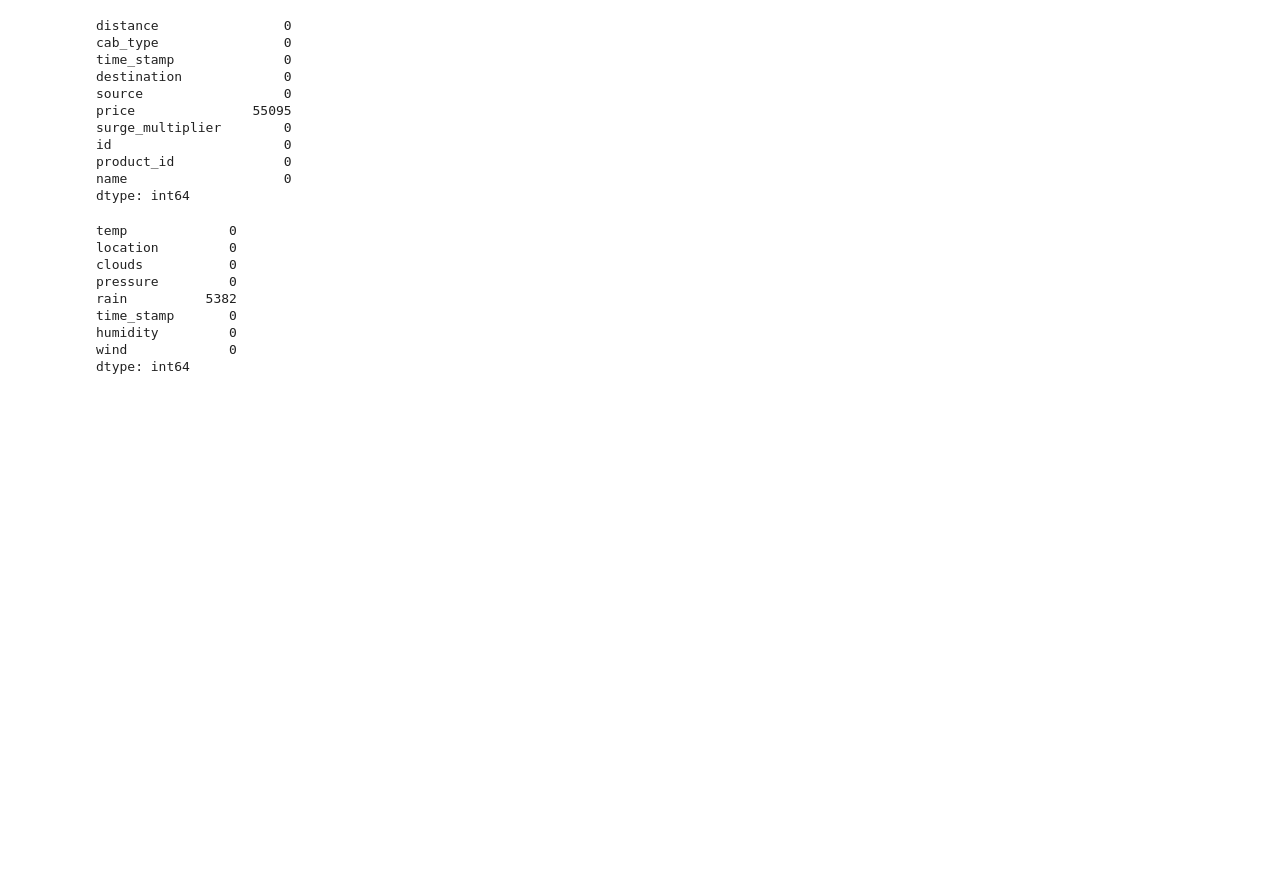
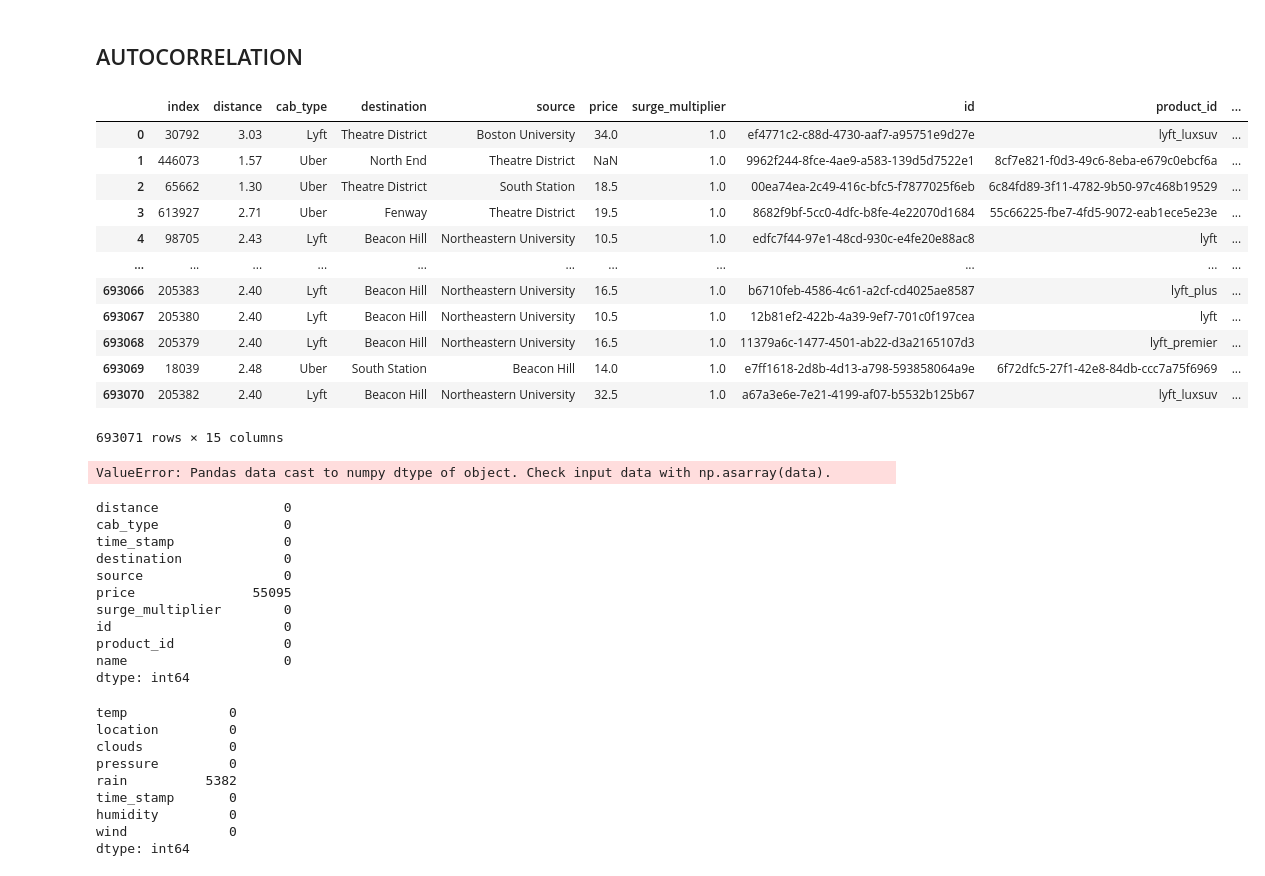
Before and after one commit to cndywu/TheYelpers, a Jupyter notebook: Final_Project_Model.ipynb, the cells around one changed output. Saved outputs shown, nothing was run; the diff lists cells and outputs as text; code cells hidden in the pictures; blank space fills up the shorter version.

Commit message:
autocorrelation progress

```diff
--- a/Final_Project_Model.ipynb
+++ b/Final_Project_Model.ipynb
@@ -22,3 +28,5 @@ def confusion_matrix_train(model,cutoff=0.5):
     plt.ylabel("Actual Values")
     plt.xlabel("Predicted Values")
     print("Classification accuracy = {:.1%}".format(accuracy))
+# %% [markdown]
+## AUTOCORRELATION
@@ -25,6 +85,50 @@ def confusion_matrix_train(model,cutoff=0.5):
 # %%
 weather = pd.read_csv('weather.csv')
 rides = pd.read_csv('cab_rides.csv')
+# %%
+rides['time'] = pd.to_datetime(rides['time_stamp'], unit = 'ms')
+rides['date_hour'] = rides['time'].dt.strftime('%Y-%m-%d:%H.%M.%S')
+weather['time'] = pd.to_datetime(weather['time_stamp'], unit = 's')
+weather['date_hour'] = weather['time'].dt.strftime('%Y-%m-%d:%H.%M.%S')
+
+rides = rides.drop('time_stamp', axis = 1)
+weather = weather.drop('time_stamp', axis = 1)
+
+rides['timestamp'] = rides.date_hour.apply(lambda x: (datetime.strptime(x,'%Y-%m-%d:%H.%M.%S')))
+
+#Find hour of each trip
+rides['hour'] = rides['timestamp'].dt.strftime('%H')
+
+#Find date of each trip
+rides['date'] = rides['timestamp'].dt.strftime('%Y-%m-%d')
+
+#Find day name of each trip
+rides['day'] = rides['timestamp'].dt.day_name()
+
+# drop redundant fields
+rides = rides.drop('timestamp', axis=1)
+# %%
+rides.sort_values(by='time', inplace = True)
+rides_new = rides.reset_index()
+rides_new
+# %% [output]
+|  | index | distance | cab_type | destination | source | price | surge_multiplier | id | product_id | ... |
+| 0 | 30792 | 3.03 | Lyft | Theatre District | Boston University | 34.0 | 1.0 | ef4771c2-c88d-4730-aaf7-a95751e9d27e | lyft_luxsuv | ... |
+| 1 | 446073 | 1.57 | Uber | North End | Theatre District | NaN | 1.0 | 9962f244-8fce-4ae9-a583-139d5d7522e1 | 8cf7e821-f0d3-49c6-8eba-e679c0ebcf6a | ... |
+| 2 | 65662 | 1.30 | Uber | Theatre District | South Station | 18.5 | 1.0 | 00ea74ea-2c49-416c-bfc5-f7877025f6eb | 6c84fd89-3f11-4782-9b50-97c468b19529 | ... |
+| 3 | 613927 | 2.71 | Uber | Fenway | Theatre District | 19.5 | 1.0 | 8682f9bf-5cc0-4dfc-b8fe-4e22070d1684 | 55c66225-fbe7-4fd5-9072-eab1ece5e23e | ... |
+| 4 | 98705 | 2.43 | Lyft | Beacon Hill | Northeastern University | 10.5 | 1.0 | edfc7f44-97e1-48cd-930c-e4fe20e88ac8 | lyft | ... |
+| ... | ... | ... | ... | ... | ... | ... | ... | ... | ... | ... |
+| 693066 | 205383 | 2.40 | Lyft | Beacon Hill | Northeastern University | 16.5 | 1.0 | b6710feb-4586-4c61-a2cf-cd4025ae8587 | lyft_plus | ... |
+| 693067 | 205380 | 2.40 | Lyft | Beacon Hill | Northeastern University | 10.5 | 1.0 | 12b81ef2-422b-4a39-9ef7-701c0f197cea | lyft | ... |
+| 693068 | 205379 | 2.40 | Lyft | Beacon Hill | Northeastern University | 16.5 | 1.0 | 11379a6c-1477-4501-ab22-d3a2165107d3 | lyft_premier | ... |
+| 693069 | 18039 | 2.48 | Uber | South Station | Beacon Hill | 14.0 | 1.0 | e7ff1618-2d8b-4d13-a798-593858064a9e | 6f72dfc5-27f1-42e8-84db-ccc7a75f6969 | ... |
+| 693070 | 205382 | 2.40 | Lyft | Beacon Hill | Northeastern University | 32.5 | 1.0 | a67a3e6e-7e21-4199-af07-b5532b125b67 | lyft_luxsuv | ... |
+693071 rows × 15 columns
+# %%
+res=build_model(["distance","cab_type","destination","source","product_id","name"])
+# %% [output]
+ValueError: Pandas data cast to numpy dtype of object. Check input data with np.asarray(data).
 # %%
 rides.isnull().sum()
 # %% [output]
```
Also changed, not shown: parts of 27 cells of this notebook.
